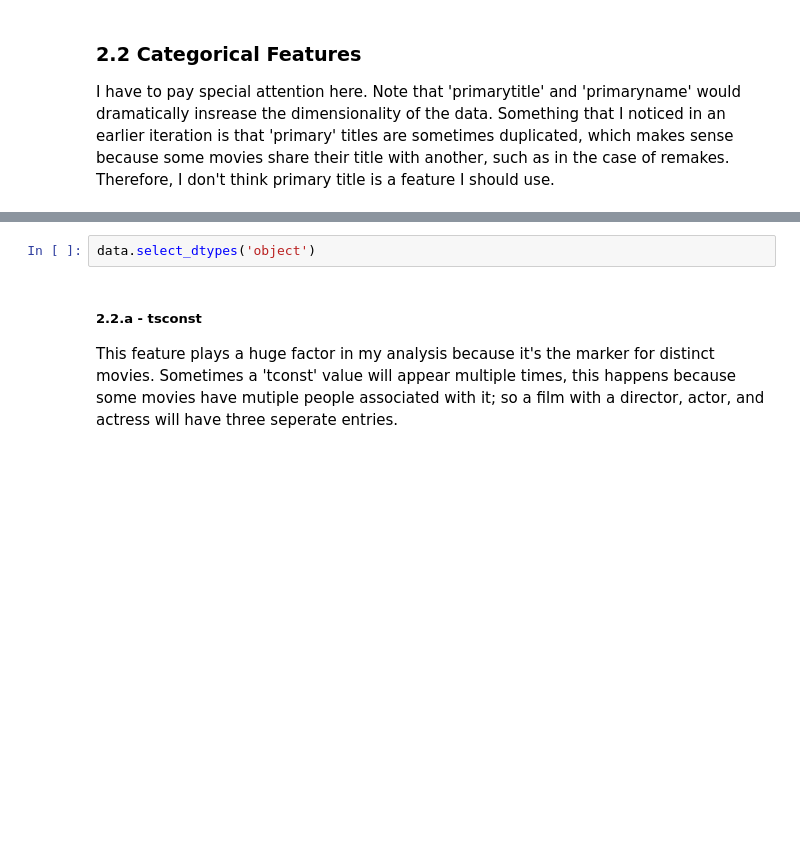
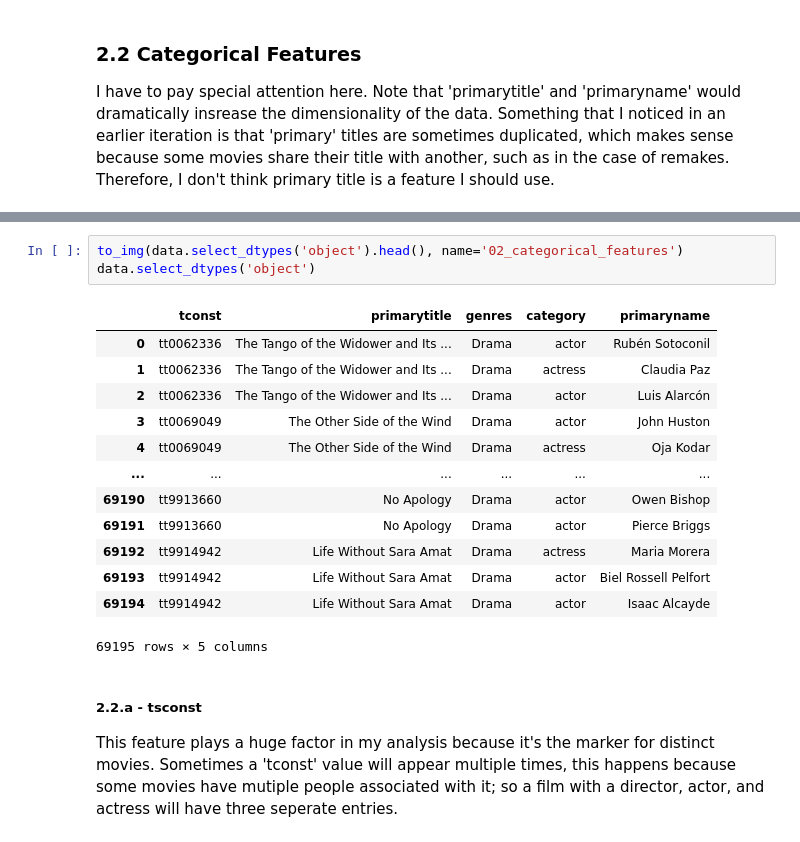
Before and after one commit to 333Kenji/IMDB_KMeans, a Jupyter notebook: Notebooks/KMeans.ipynb, the cells around one changed output, grey strips where cells are left out. Cells and saved outputs as stored; diff of their text form; blank space fills up the shorter version.

```diff
--- a/Notebooks/KMeans.ipynb
+++ b/Notebooks/KMeans.ipynb
@@ -190,5 +377,20 @@ data.select_dtypes('object').nunique()
-# %%
-data.select_dtypes('object')
+# %%
+to_img(data.select_dtypes('object').head(), name='02_categorical_features')
+data.select_dtypes('object')
+# %% [output]
+|  | tconst | primarytitle | genres | category | primaryname |
+| 0 | tt0062336 | The Tango of the Widower and Its ... | Drama | actor | Rubén Sotoconil |
+| 1 | tt0062336 | The Tango of the Widower and Its ... | Drama | actress | Claudia Paz |
+| 2 | tt0062336 | The Tango of the Widower and Its ... | Drama | actor | Luis Alarcón |
+| 3 | tt0069049 | The Other Side of the Wind | Drama | actor | John Huston |
+| 4 | tt0069049 | The Other Side of the Wind | Drama | actress | Oja Kodar |
+| ... | ... | ... | ... | ... | ... |
+| 69190 | tt9913660 | No Apology | Drama | actor | Owen Bishop |
+| 69191 | tt9913660 | No Apology | Drama | actor | Pierce Briggs |
+| 69192 | tt9914942 | Life Without Sara Amat | Drama | actress | Maria Morera |
+| 69193 | tt9914942 | Life Without Sara Amat | Drama | actor | Biel Rossell Pelfort |
+| 69194 | tt9914942 | Life Without Sara Amat | Drama | actor | Isaac Alcayde |
+69195 rows × 5 columns
 # %% [markdown]
 ##### 2.2.a - tsconst
 This feature plays a huge factor in my analysis because it's the marker for distinct movies. Sometimes a 'tconst' value will appear multiple times, this happens because some movies have mutiple people associated with it; so a film with a director, actor, and actress will have three seperate entries.
```
Also changed, not shown: parts of 65 cells of this notebook, 34 other files.
